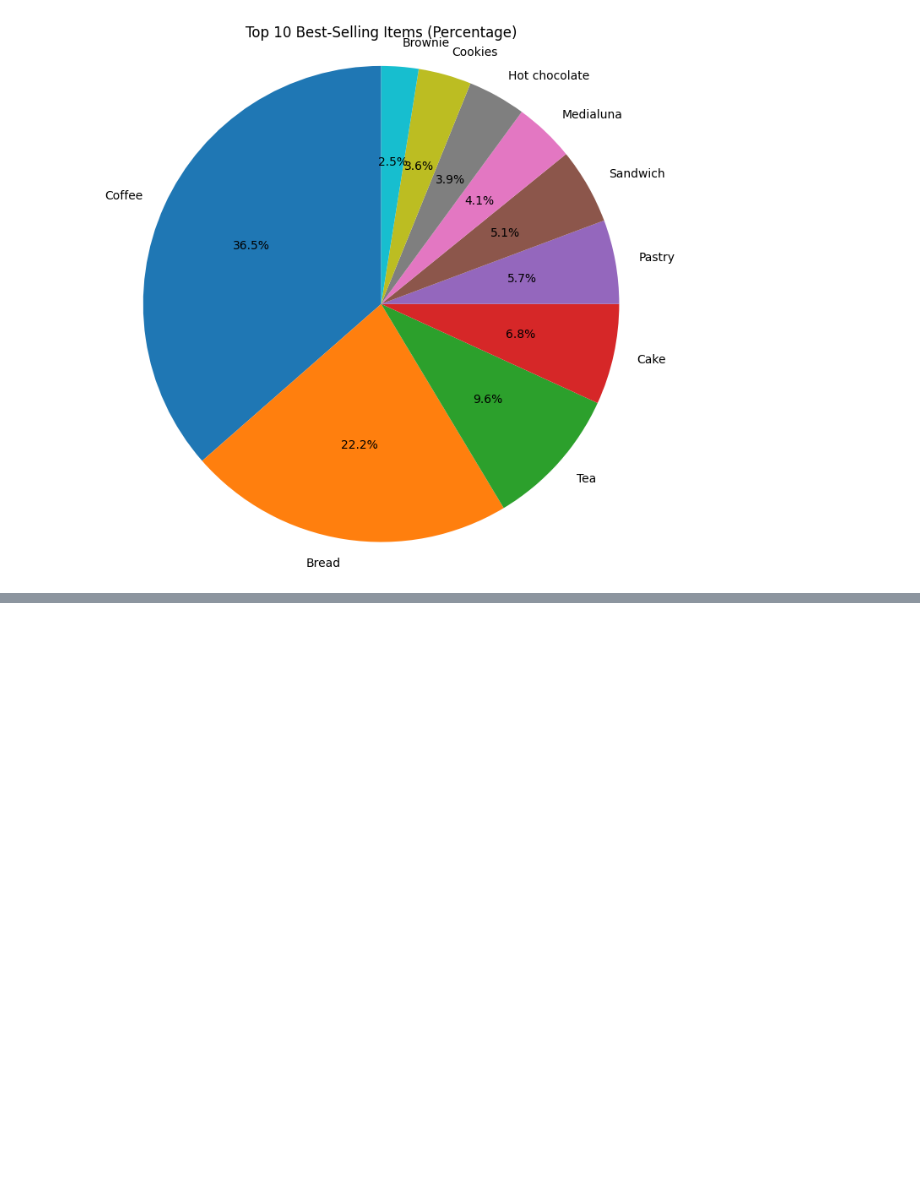
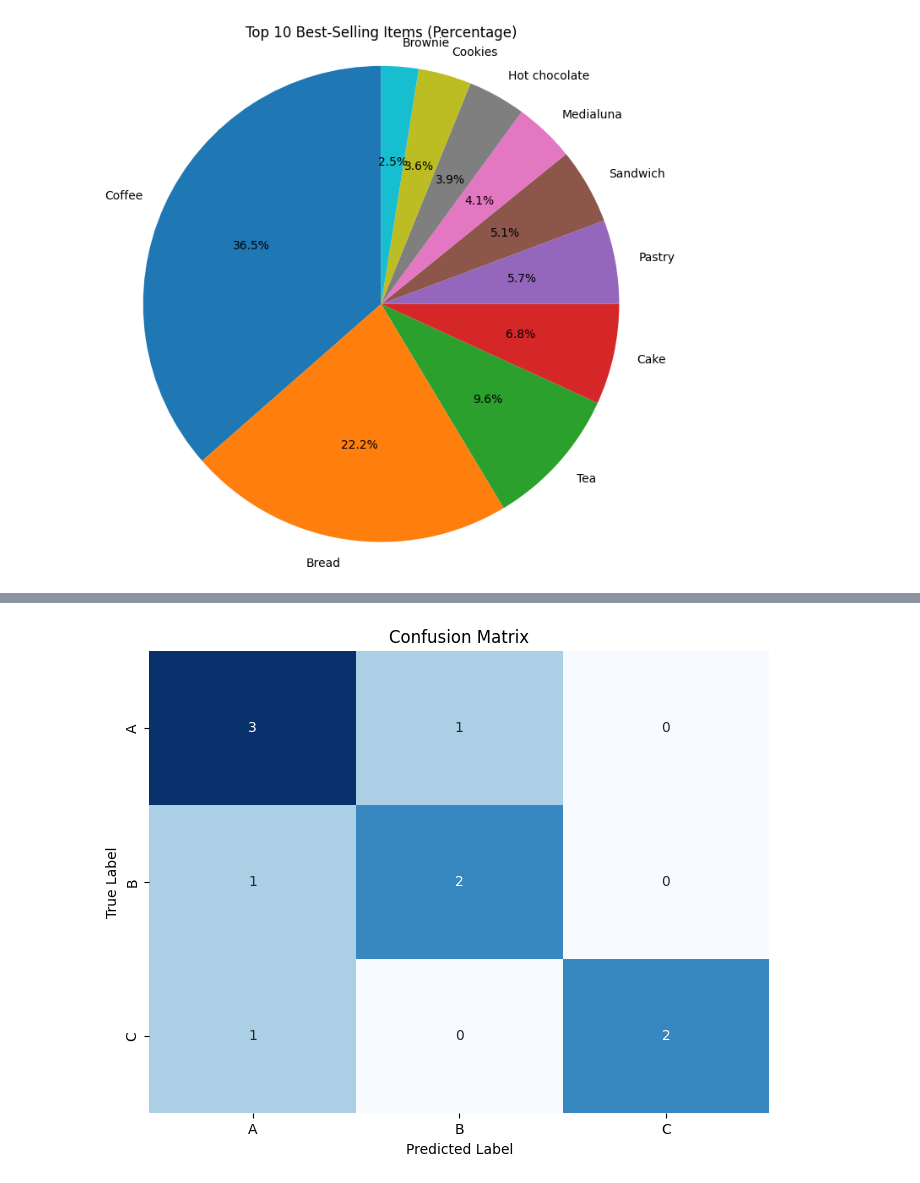
Before and after one commit to BhagyaSri-1806/DataAnalyst, a Jupyter notebook: Business_Understanding.ipynb, the cells around one changed output, grey strips where cells are left out. Saved outputs shown, nothing was run; the diff lists cells and outputs as text; code cells hidden in the pictures; blank space fills up the shorter version.

```diff
--- a/Business_Understanding.ipynb
+++ b/Business_Understanding.ipynb
@@ -75,0 +111,35 @@ plt.show()
+# %%
+# prompt: confusion matrix with item names for the above dataset
+
+import pandas as pd
+import matplotlib.pyplot as plt
+from sklearn.metrics import confusion_matrix
+import seaborn as sns
+
+# Assuming 'data' DataFrame is already loaded and preprocessed
+# Replace with your actual data and target variable
+# Example:
+# data = pd.read_csv('/content/Bakery.csv')
+# true_labels = data['actual_category'] # Replace 'actual_category' with the correct column name
+# predicted_labels = data['predicted_category'] # Replace 'predicted_category' with the correct column name
+
+
+# Example data (replace with your actual data)
+true_labels = ['A', 'A', 'B', 'B', 'A', 'C', 'C', 'A', 'B', 'C']
+predicted_labels = ['A', 'B', 'A', 'B', 'A', 'C', 'A', 'A', 'B', 'C']
+
+# Create the confusion matrix
+cm = confusion_matrix(true_labels, predicted_labels)
+
+# Create a DataFrame from the confusion matrix
+cm_df = pd.DataFrame(cm, index = ['A', 'B', 'C'], columns = ['A', 'B', 'C'])  # Replace with your actual item names
+
+# Plot the confusion matrix with item names as labels
+plt.figure(figsize=(8, 6))
+sns.heatmap(cm_df, annot=True, fmt="d", cmap="Blues", cbar=False)
+plt.title('Confusion Matrix')
+plt.xlabel('Predicted Label')
+plt.ylabel('True Label')
+plt.show()
+# %% [output]
+[figure, added]
```
Also changed, not shown: parts of 2 cells of this notebook.
